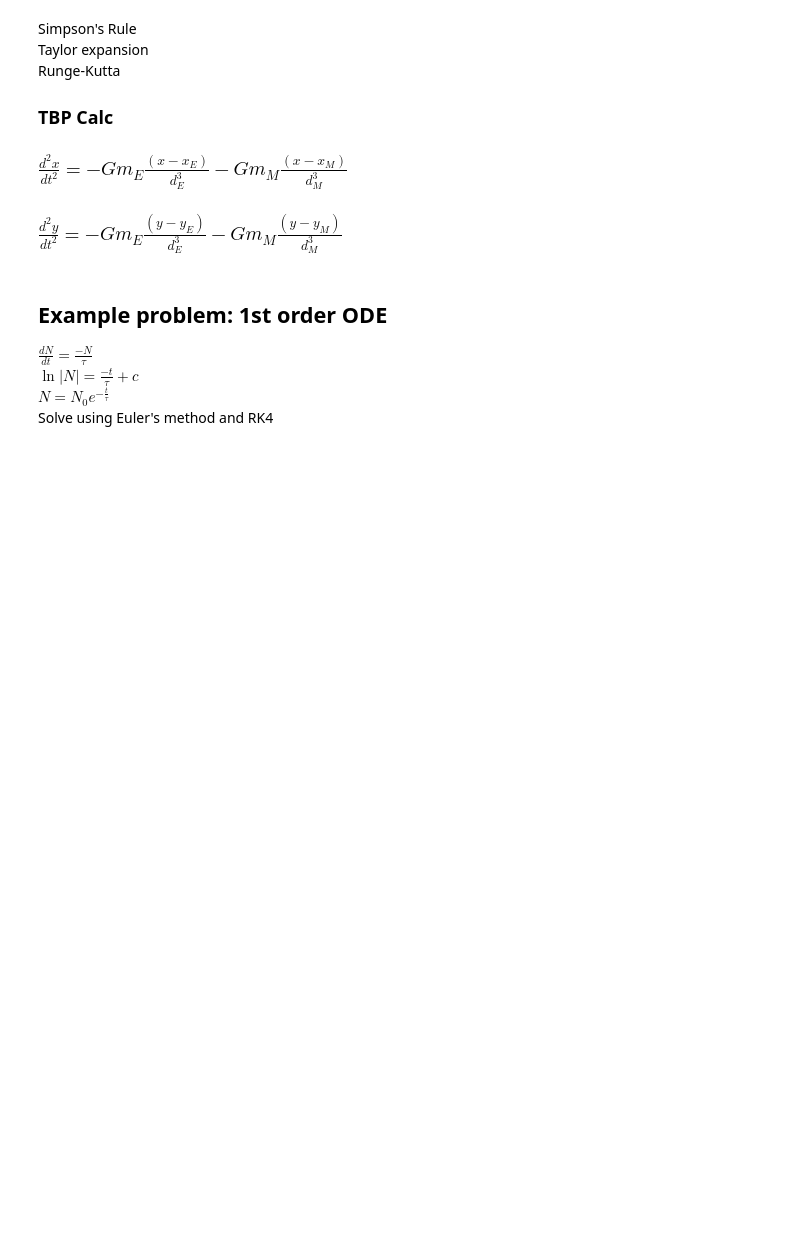
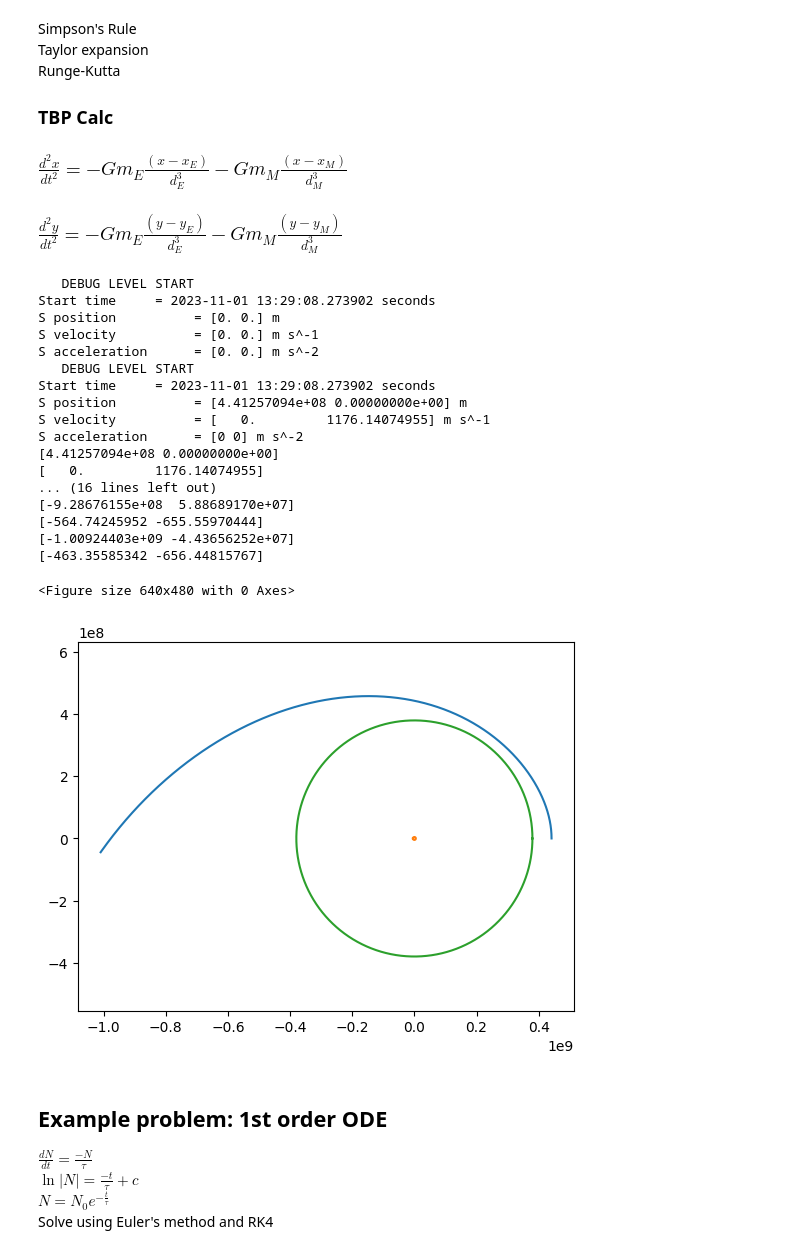
Before and after one commit to HalconDorado/CPr-3BodyProblem, a Jupyter notebook: test zone.ipynb, the cells around one changed output. Saved outputs shown, nothing was run; the diff lists cells and outputs as text; code cells hidden in the pictures; blank space fills up the shorter version.

```diff
--- a/test zone.ipynb
+++ b/test zone.ipynb
@@ -158,33 +198,90 @@ Runge-Kutta
 ### $\frac{d^2x}{dt^2} = -G m_E \frac{(x - x_E)}{d_E^3} - G m_M \frac{(x - x_M)}{d_M^3}$ ###
 ### $\frac{d^2y}{dt^2} = -G m_E \frac{(y - y_E)}{d_E^3} - G m_M \frac{(y - y_M)}{d_M^3}$ ###
 # %%
+'''
 def ODE1(x, y, t):
     xE, yE = Epos(t)[0], Epos(t)[1]
     xM, yM = Epos(t)[0], Epos(t)[1]
     dE = np.sqrt((x - xE)**2 + (y - yE)**2)
     dM =
     output = -G0*Me* (x - )
+'''
 
-def RK4ODEsolveTBP(t_0, t_f, dt): #t_0: time initial [seconds], t_f: time final [seconds], dt: time step
+def RK4ODEsolve3BP(t_0, t_f, dt): #t_0: time initial [seconds], t_f: time final [seconds], dt: time step
+    global Spos, Svel
     steps = int((t_f - t_0) / dt)
     tList = np.linspace(t_0, t_f, steps + 1)
-    xList = np.zeros(steps + 1)
-    yList = np.zeros(steps + 1)
-    def d1t_r(time, x, y):
+    SposList = np.zeros((steps + 1, 2))
+    EposList = np.zeros((steps + 1, 2))
+    MposList = np.zeros((steps + 1, 2))
+    def d2t_r(time, x, y):
         Epos = calcEpos(time)
         Mpos = calcMpos(time)
         dE = np.sqrt((x - Epos[0])**2 + (y - Epos[1])**2)
         dM = np.sqrt((x - Mpos[0])**2 + (y - Mpos[1])**2)
         x2 = -G0*mE*(x - Epos[0])/dE**3 -G0*mM*(x -Mpos[0])/dM**3
         y2 = -G0*mE*(y - Epos[1])/dE**3 -G0*mM*(y -Mpos[1])/dM**3
         Sacc = np.array([x2,y2])
         return Sacc
     t = t_0
-    initialize([],[])
+    SposList[0] = Spos
+    EposList[0] = calcEpos(t_0)
+    MposList[0] = calcMpos(t_0)
+    for i in range(steps):
+        w0 = d2t_r(t, *Spos)
+        u1 = Spos + dt * Svel / 2 #u, v, w denote position, velocity, and acceleration (respectively) of test points
+        v1 = Svel + dt * w0 / 2
+        w1 = d2t_r(t + dt/2, *u1)
+        u2 = Spos + dt * v1 / 2
+        v2 = Svel + dt * w1 / 2
+        w2 = d2t_r(t + dt/2, *u2)
+        u3 = Spos + dt * v2
+        v3 = Svel + dt * w2
+        w3 = d2t_r(t + dt, *u3)
+        if i% (int(steps/10)) == 0:
+            print(Spos)
+            print(Svel)
+        Spos = Spos + dt * (Svel + v1 + v2 + v3) / 6
+        Svel = Svel + dt * (w0 + 2*w1 + 2*w2 + w3) / 6
+        t = tList[i+1]
 
-    out = None #change to plt.show when ready
+        SposList[i+1] = Spos
+        EposList[i+1] = calcEpos(t)
+        MposList[i+1] = calcMpos(t)
+    SposList = np.transpose(SposList)
+    EposList = np.transpose(EposList)
+    MposList = np.transpose(MposList)
+    ax = plt.clf()
+    ax = plt.figure().add_subplot()
+    ax.axis('equal')
+    ax.plot(*SposList,label='S')
+    ax.plot(*EposList,label='E')
+    ax.plot(*MposList,label='M')
+    out = plt.show() #change to plt.show when ready
     return out
-RK4ODEsolveTBP(0, )
+initialize('zeros')
+initialize('fillVectors',inSpos=[l2,0],inSvel=[0,l2vel])
+RK4ODEsolve3BP(0, P, 1)
+# %% [output]
+   DEBUG LEVEL START
+Start time     = 2023-11-01 13:29:08.273902 seconds
+S position          = [0. 0.] m
+S velocity          = [0. 0.] m s^-1
+S acceleration      = [0. 0.] m s^-2
+   DEBUG LEVEL START
+Start time     = 2023-11-01 13:29:08.273902 seconds
+S position          = [4.41257094e+08 0.00000000e+00] m
+S velocity          = [   0.         1176.14074955] m s^-1
+S acceleration      = [0 0] m s^-2
+[4.41257094e+08 0.00000000e+00]
+[   0.         1176.14074955]
+... (16 lines left out)
+[-9.28676155e+08  5.88689170e+07]
+[-564.74245952 -655.55970444]
+[-1.00924403e+09 -4.43656252e+07]
+[-463.35585342 -656.44815767]
+<Figure size 640x480 with 0 Axes>
+[figure, added]
 # %% [markdown]
 ## Example problem: 1st order ODE ##
 $\frac{dN}{dt}=\frac{-N}{\tau}$\
```
Also changed, not shown: parts of 2 cells of this notebook.
